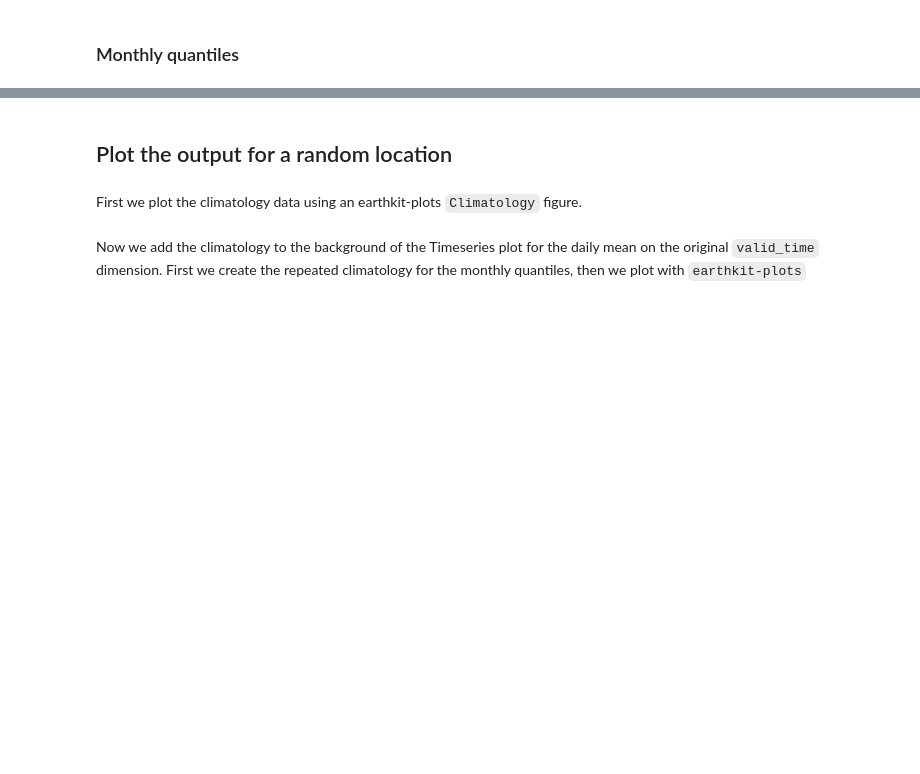
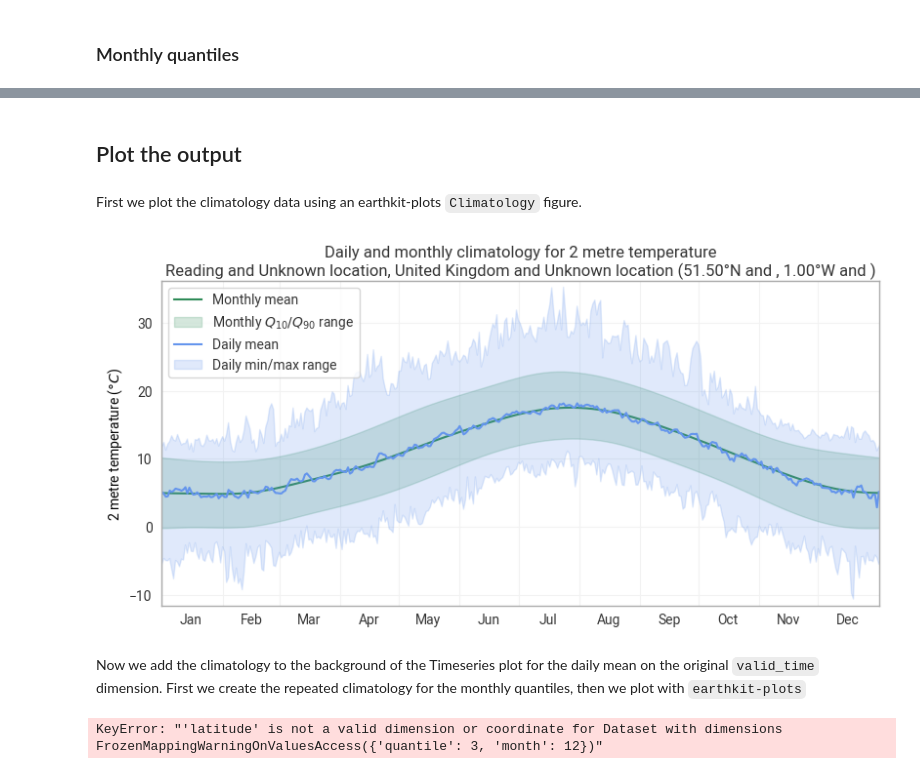
Before and after one commit to ecmwf/earthkit-transforms, a Jupyter notebook: docs/source/tutorials/climatology/01-era5-climatology.ipynb, the cells around one changed output, grey strips where cells are left out. Saved outputs shown, nothing was run; the diff lists cells and outputs as text; code cells hidden in the pictures; blank space fills up the shorter version.

```diff
--- a/docs/source/tutorials/climatology/01-era5-climatology.ipynb
+++ b/docs/source/tutorials/climatology/01-era5-climatology.ipynb
@@ -19,9 +15,9 @@ in the conversion to xarray instead of relying on the default options.
 # %%
 # Get some demonstration ERA5 data, this could be any url or path to an ERA5 grib or netCDF file.
-remote_era5_file = earthkit_remote_test_data_file("era5-Europe-sfc-2m-temperature-3deg-2015-2017.grib")
+remote_era5_file = earthkit_remote_test_data_file("ERA5-Reading-2m-temperature-1940-2025.nc")
 era5_data = ekd.from_source("url", remote_era5_file)
 
 # convert to xarray to save repeated conversion in further steps.
-# the .compute loads everything into memory which is safe for this example
-era5_xr = era5_data.to_xarray(time_dim_mode="valid_time").compute()
+# As the data is small, we can compute it here, but for larger datasets you may want to delay this until later steps.
+era5_xr = era5_data.to_xarray()
 era5_xr
@@ -34,4 +128,4 @@ First we calculate the monthly mean. In the returned object the valid_time dimen
 `month` dimension with values `1` to `12` corresponding to months January to December.
 # %%
-climatology_monthly_mean = ekt.climatology.monthly_mean(era5_xr)
+climatology_monthly_mean = ekt.climatology.monthly_mean(era5_xr, climatology_range=("1991", "2020"))
 climatology_monthly_mean
@@ -49,5 +172,7 @@ Repeat for the daily maximum, minimum  and standard deviation
 # %%
-climatology_daily_max = ekt.climatology.daily_max(era5_xr)
-climatology_daily_min = ekt.climatology.daily_min(era5_xr)
-climatology_daily_std = ekt.climatology.daily_std(era5_xr)
-climatology_daily_std
+climatology_daily_mean = ekt.climatology.daily_mean(era5_xr, climatology_range=("1991", "2020"))
+climatology_daily_max = ekt.climatology.daily_max(era5_xr, climatology_range=("1991", "2020"))
+climatology_daily_min = ekt.climatology.daily_min(era5_xr, climatology_range=("1991", "2020"))
+climatology_daily_std = ekt.climatology.daily_std(era5_xr, climatology_range=("1991", "2020"))
+
+climatology_daily_mean
@@ -60,4 +218,6 @@ list of the quantiles to return.
 Additionally, the returned object has `quantiles` dimension which is for each of the quantiles returned.
 # %%
-climatology_monthly_quantiles = ekt.climatology.quantiles(era5_xr, [0.1, 0.5, 0.9], frequency="month")
+climatology_monthly_quantiles = ekt.climatology.quantiles(
+    era5_xr, [0.1, 0.5, 0.9], frequency="month", climatology_range=("1991", "2020")
+)
 climatology_monthly_quantiles
@@ -64,46 +258,44 @@ climatology_monthly_quantiles
 # %% [markdown]
-## Plot the output for a random location
+## Plot the output
 # %% [markdown]
 First we plot the climatology data using an earthkit-plots `Climatology` figure.
 # %%
-latitude = 51.5
-longitude = -1.0
-sel_kwargs = {"latitude": latitude, "longitude": longitude, "method": "nearest"}
-
 chart = ekp.Climatology(wrap_time=True)
 
 chart.fix_y_units("celsius")
 
 # Monthly mean + q10/q90 envelope
-chart.line(climatology_monthly_mean.sel(**sel_kwargs), label="Monthly mean", color="seagreen", drawstyle="spline")
+chart.line(climatology_monthly_mean, label="Monthly mean", color="seagreen", drawstyle="spline")
 chart.fill_between(
-    climatology_monthly_quantiles.sel(**sel_kwargs, quantile=0.1),
-    climatology_monthly_quantiles.sel(**sel_kwargs, quantile=0.9),
+    climatology_monthly_quantiles.sel(quantile=0.1),
+    climatology_monthly_quantiles.sel(quantile=0.9),
     label="Monthly $Q_{10} / Q_{90}$ range",
     color="seagreen",
     drawstyle="spline",
 )
 
 # Daily mean + min/max envelope
 chart.line(
-    climatology_daily_mean.sel(**sel_kwargs),
+    climatology_daily_mean,
     label="Daily mean",
     color="cornflowerblue",
 )
 chart.fill_between(
-    climatology_daily_min.sel(**sel_kwargs),
-    climatology_daily_max.sel(**sel_kwargs),
+    climatology_daily_min,
+    climatology_daily_max,
     label="Daily min/max range",
     color="cornflowerblue",
 )
 
 chart.title(
     "Daily and monthly climatology for {variable_name}\n{location:%c}, {location:%C} ({latitude:%Lt}, {longitude:%Ln})"
 )
 chart.xticks(frequency="M", period=True)
 chart.ylabel()
 chart.legend()
 chart.show()
+# %% [output]
+[figure, added]
 # %% [markdown]
 Now we add the climatology to the background of the Timeseries plot for the daily mean on the original `valid_time` dimension.
 First we create the repeated climatology for the monthly quantiles, then we plot with `earthkit-plots`
@@ -139,3 +331,5 @@ chart.xticks(frequency="6M", format="%B %Y")
 chart.ylabel()
 chart.legend()
 chart.show()
+# %% [output]
+KeyError: "'latitude' is not a valid dimension or coordinate for Dataset with dimensions FrozenMappingWarningOnValuesAccess({'quantile': 3, 'month': 12})"
```
Also changed, not shown: parts of 15 cells of this notebook, 6 other files.
